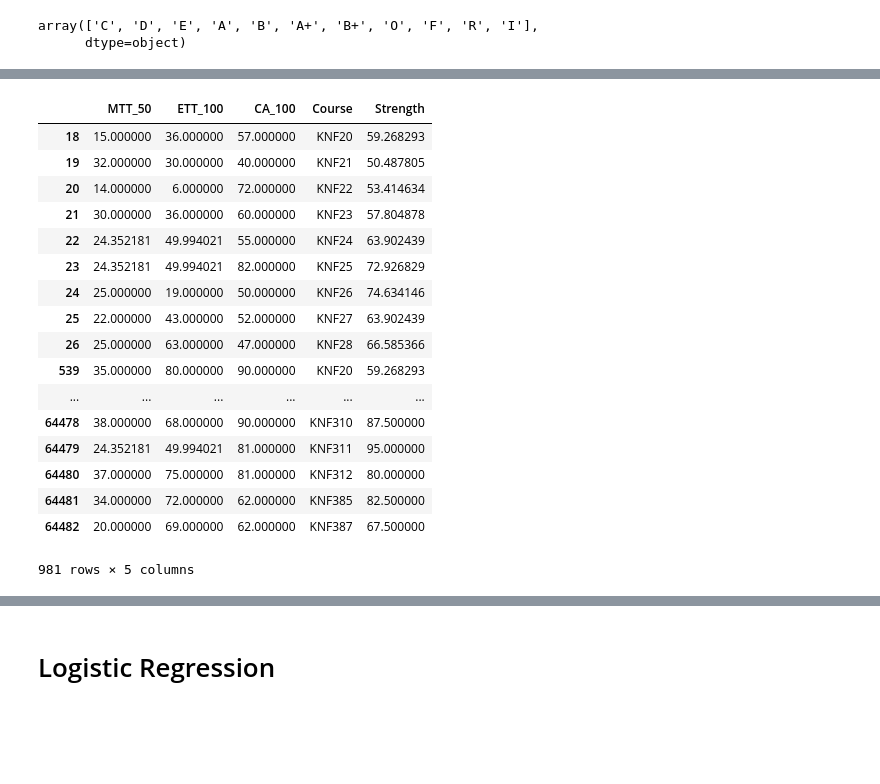
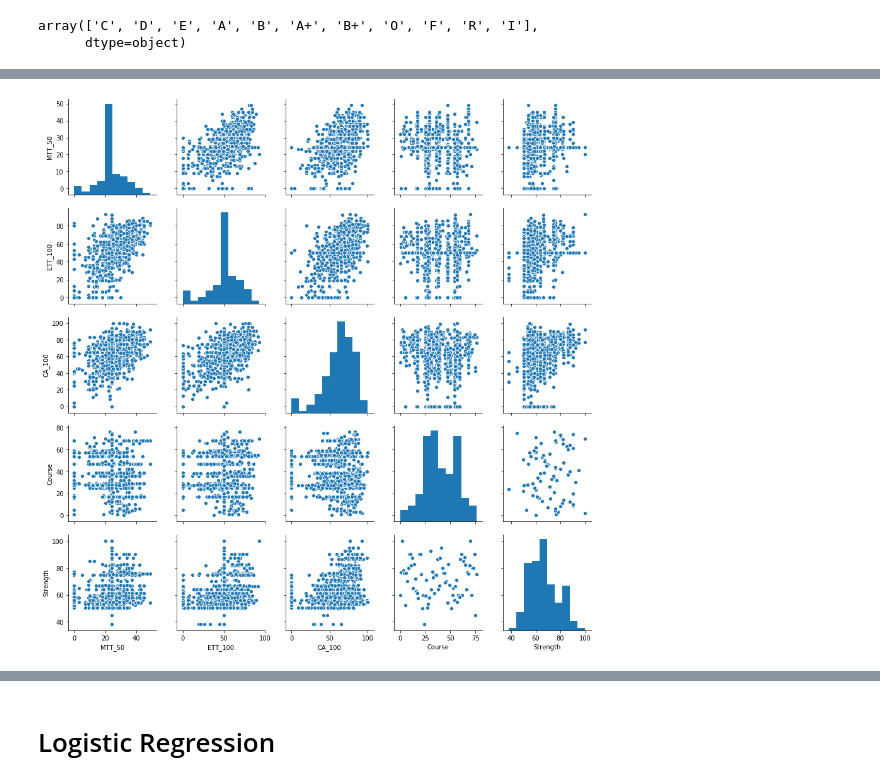
Before and after one commit to Sudha8374/courseprediction-classification-, a Jupyter notebook: final1pro.ipynb, the cells around one changed output, grey strips where cells are left out. Cells and saved outputs as stored; diff of their text form; code cells hidden in the pictures; blank space fills up the shorter version.

```diff
--- a/final1pro.ipynb
+++ b/final1pro.ipynb
@@ -233,27 +209,12 @@ Name: Strength, Length: 981, dtype: float64
 from sklearn.preprocessing import LabelEncoder
 le=LabelEncoder()
 data['Course']=le.fit_transform(data['Course'])
-# %%
-X
-# %% [output]
-|  | MTT_50 | ETT_100 | CA_100 | Course | Strength |
-| 18 | 15.000000 | 36.000000 | 57.000000 | KNF20 | 59.268293 |
-| 19 | 32.000000 | 30.000000 | 40.000000 | KNF21 | 50.487805 |
-| 20 | 14.000000 | 6.000000 | 72.000000 | KNF22 | 53.414634 |
-| 21 | 30.000000 | 36.000000 | 60.000000 | KNF23 | 57.804878 |
-| 22 | 24.352181 | 49.994021 | 55.000000 | KNF24 | 63.902439 |
-| 23 | 24.352181 | 49.994021 | 82.000000 | KNF25 | 72.926829 |
-| 24 | 25.000000 | 19.000000 | 50.000000 | KNF26 | 74.634146 |
-| 25 | 22.000000 | 43.000000 | 52.000000 | KNF27 | 63.902439 |
-| 26 | 25.000000 | 63.000000 | 47.000000 | KNF28 | 66.585366 |
-| 539 | 35.000000 | 80.000000 | 90.000000 | KNF20 | 59.268293 |
-| ... | ... | ... | ... | ... | ... |
-| 64478 | 38.000000 | 68.000000 | 90.000000 | KNF310 | 87.500000 |
-| 64479 | 24.352181 | 49.994021 | 81.000000 | KNF311 | 95.000000 |
-| 64480 | 37.000000 | 75.000000 | 81.000000 | KNF312 | 80.000000 |
-| 64481 | 34.000000 | 72.000000 | 62.000000 | KNF385 | 82.500000 |
-| 64482 | 20.000000 | 69.000000 | 62.000000 | KNF387 | 67.500000 |
-981 rows × 5 columns
 # %%
 li=['MTT_50','ETT_100','CA_100','Course','Strength']
 X=data[li]
+# %%
+import seaborn as sns
+sns.pairplot(X)
+plt.show()
+# %% [output]
+[figure, added]
```
Also changed, not shown: parts of 51 cells of this notebook.
